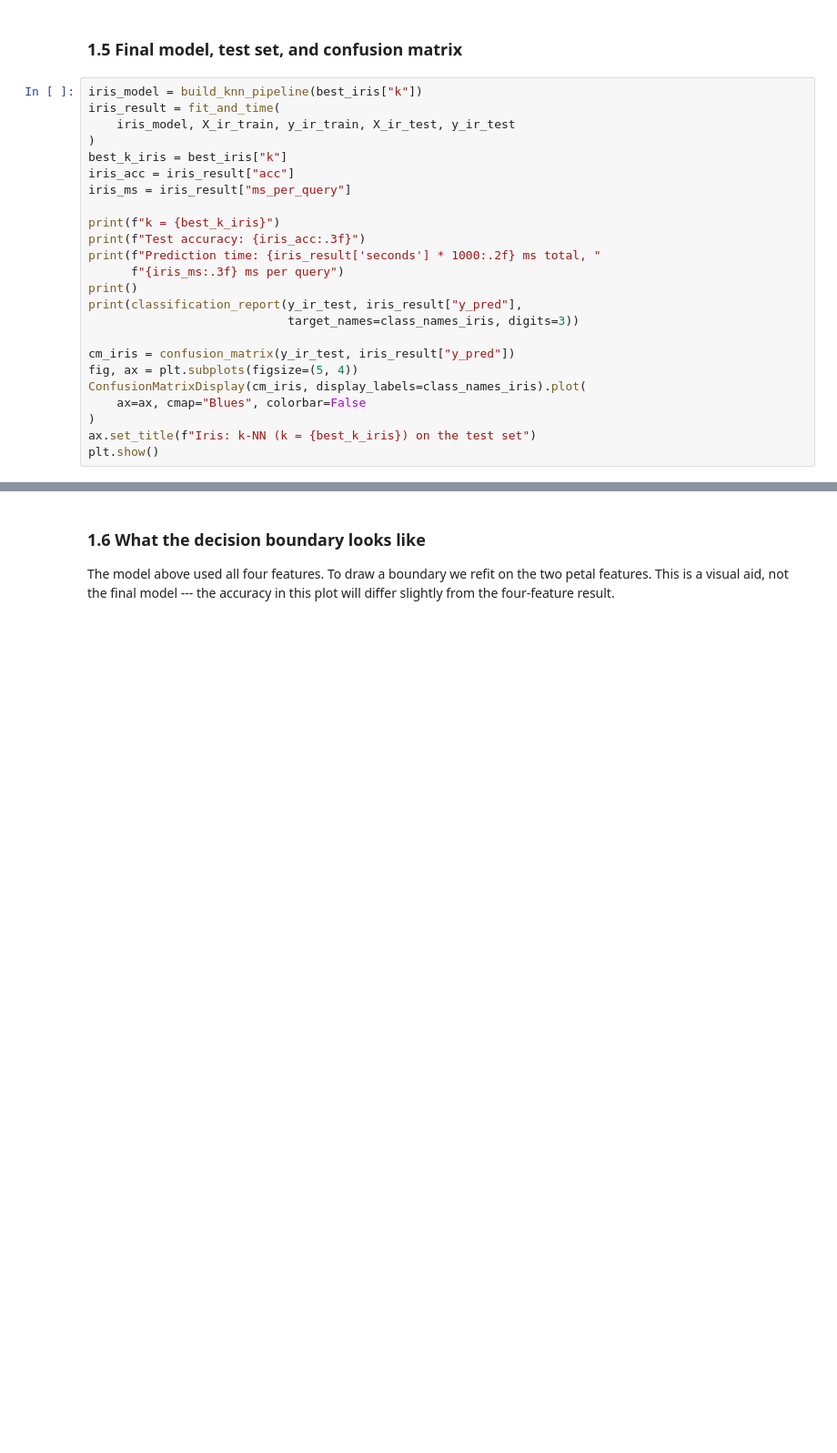
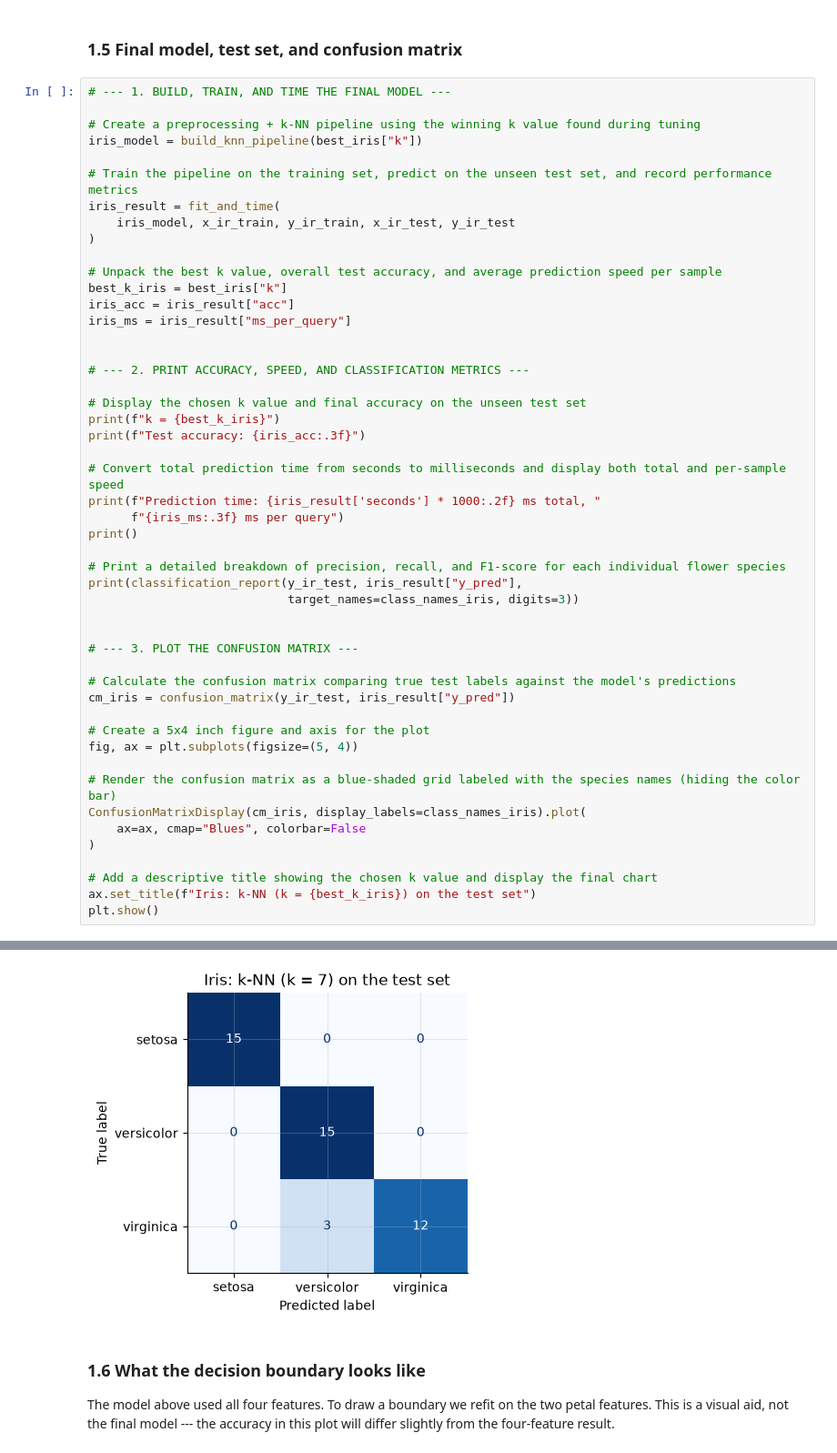
Before and after one commit to aashra9/Machine-Learning, a Jupyter notebook: Code/knn_datasets_worksheet.ipynb, the cells around one changed output, grey strips where cells are left out. Shown at 91% size. Cells and saved outputs as stored; diff of their text form; blank space fills up the shorter version.

Commit message:
updated with metrics

```diff
--- a/Code/knn_datasets_worksheet.ipynb
+++ b/Code/knn_datasets_worksheet.ipynb
@@ -263,26 +368,52 @@ is of the same order.
 # %% [markdown]
 ### 1.5 Final model, test set, and confusion matrix
 # %%
+# --- 1. BUILD, TRAIN, AND TIME THE FINAL MODEL ---
+
+# Create a preprocessing + k-NN pipeline using the winning k value found during tuning
 iris_model = build_knn_pipeline(best_iris["k"])
+
+# Train the pipeline on the training set, predict on the unseen test set, and record performance metrics
 iris_result = fit_and_time(
-    iris_model, X_ir_train, y_ir_train, X_ir_test, y_ir_test
+    iris_model, x_ir_train, y_ir_train, x_ir_test, y_ir_test
 )
+
+# Unpack the best k value, overall test accuracy, and average prediction speed per sample
 best_k_iris = best_iris["k"]
 iris_acc = iris_result["acc"]
 iris_ms = iris_result["ms_per_query"]
 
+
+# --- 2. PRINT ACCURACY, SPEED, AND CLASSIFICATION METRICS ---
+
+# Display the chosen k value and final accuracy on the unseen test set
 print(f"k = {best_k_iris}")
 print(f"Test accuracy: {iris_acc:.3f}")
+
+# Convert total prediction time from seconds to milliseconds and display both total and per-sample speed
 print(f"Prediction time: {iris_result['seconds'] * 1000:.2f} ms total, "
       f"{iris_ms:.3f} ms per query")
 print()
+
+# Print a detailed breakdown of precision, recall, and F1-score for each individual flower species
 print(classification_report(y_ir_test, iris_result["y_pred"],
                             target_names=class_names_iris, digits=3))
 
+
+# --- 3. PLOT THE CONFUSION MATRIX ---
+
+# Calculate the confusion matrix comparing true test labels against the model's predictions
 cm_iris = confusion_matrix(y_ir_test, iris_result["y_pred"])
+
+# Create a 5x4 inch figure and axis for the plot
 fig, ax = plt.subplots(figsize=(5, 4))
+
+# Render the confusion matrix as a blue-shaded grid labeled with the species names (hiding the color bar)
 ConfusionMatrixDisplay(cm_iris, display_labels=class_names_iris).plot(
     ax=ax, cmap="Blues", colorbar=False
 )
+
+# Add a descriptive title showing the chosen k value and display the final chart
 ax.set_title(f"Iris: k-NN (k = {best_k_iris}) on the test set")
 plt.show()
+# %% [output]
@@ -289,3 +433,4 @@ plt.show()
+[figure, added]
 # %% [markdown]
 ### 1.6 What the decision boundary looks like
 
```
Also changed, not shown: parts of 12 cells of this notebook, 54 other files.
